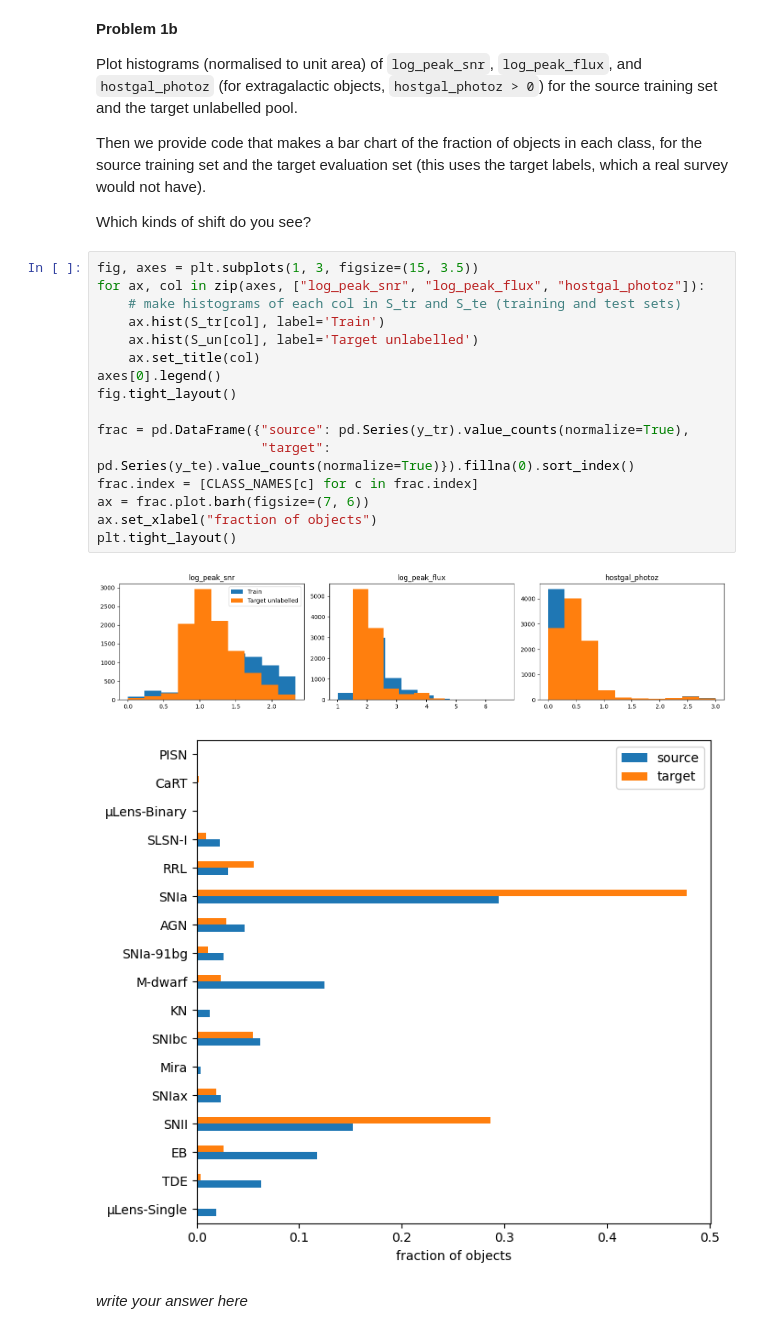
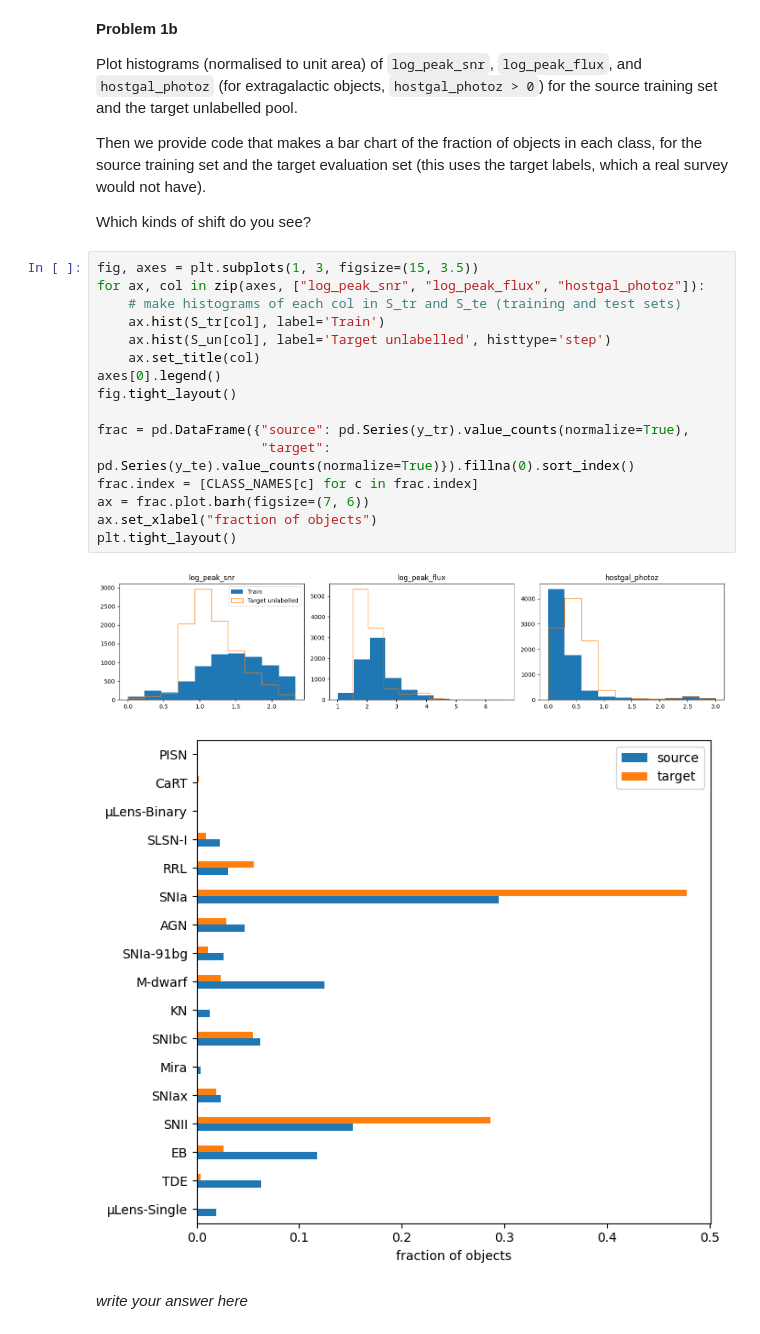
Before and after one commit to hskobe/Session-27, a Jupyter notebook: Day5/MLForTimeSeriesPart2.ipynb, the cells around one changed output. Cells and saved outputs as stored; diff of their text form.

```diff
--- a/Day5/MLForTimeSeriesPart2.ipynb
+++ b/Day5/MLForTimeSeriesPart2.ipynb
@@ -235,21 +235,21 @@ Which kinds of shift do you see?
 # %%
 fig, axes = plt.subplots(1, 3, figsize=(15, 3.5))
 for ax, col in zip(axes, ["log_peak_snr", "log_peak_flux", "hostgal_photoz"]):
     # make histograms of each col in S_tr and S_te (training and test sets)
     ax.hist(S_tr[col], label='Train')
-    ax.hist(S_un[col], label='Target unlabelled')
+    ax.hist(S_un[col], label='Target unlabelled', histtype='step')
     ax.set_title(col)
 axes[0].legend()
 fig.tight_layout()
 
 frac = pd.DataFrame({"source": pd.Series(y_tr).value_counts(normalize=True),
                      "target": pd.Series(y_te).value_counts(normalize=True)}).fillna(0).sort_index()
 frac.index = [CLASS_NAMES[c] for c in frac.index]
 ax = frac.plot.barh(figsize=(7, 6))
 ax.set_xlabel("fraction of objects")
 plt.tight_layout()
 # %% [output]
-[figure, old version]
+[figure, new version]
 [figure]
 # %% [markdown]
 *write your answer here*
```
Also changed, not shown: parts of 2 cells of this notebook.
